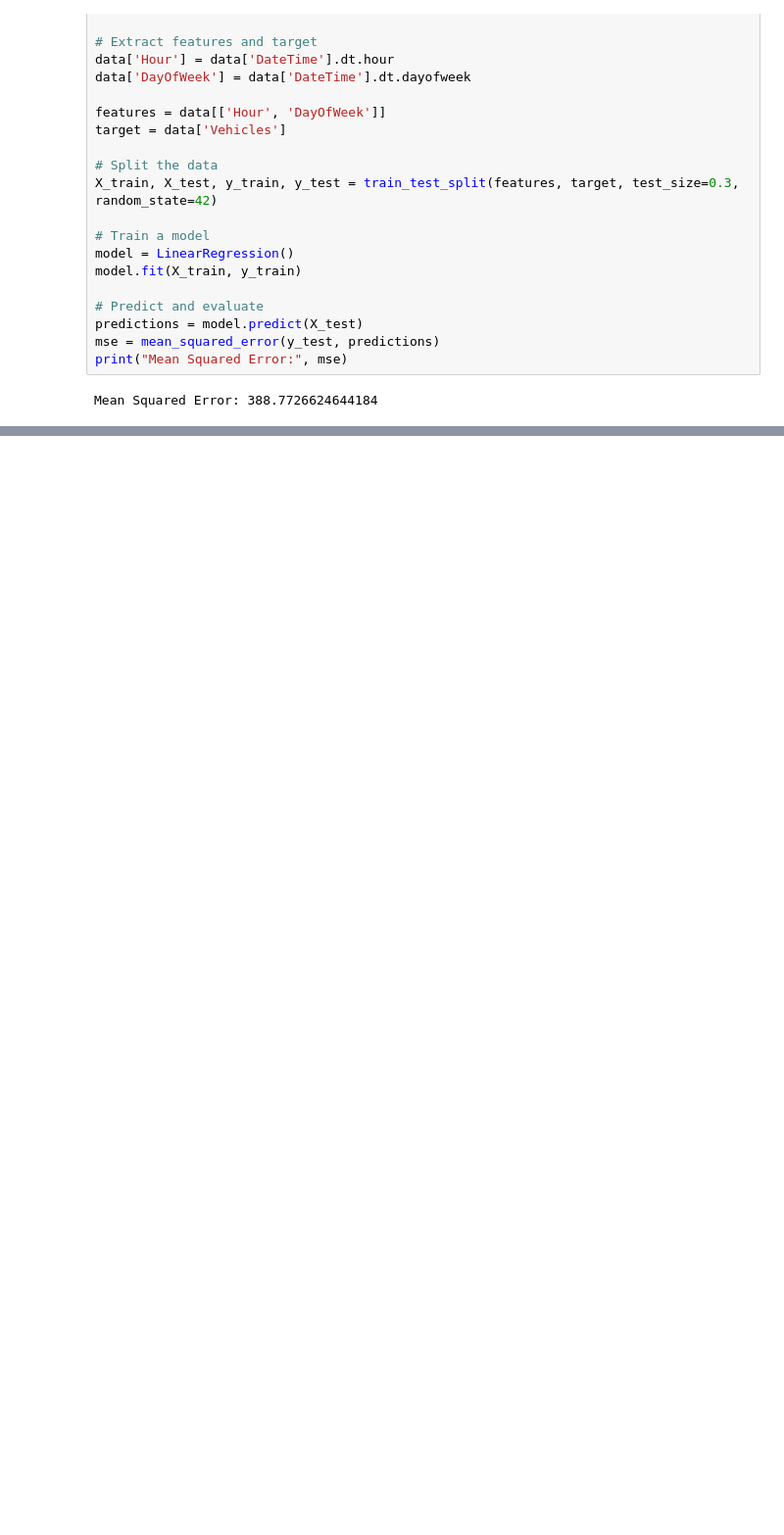
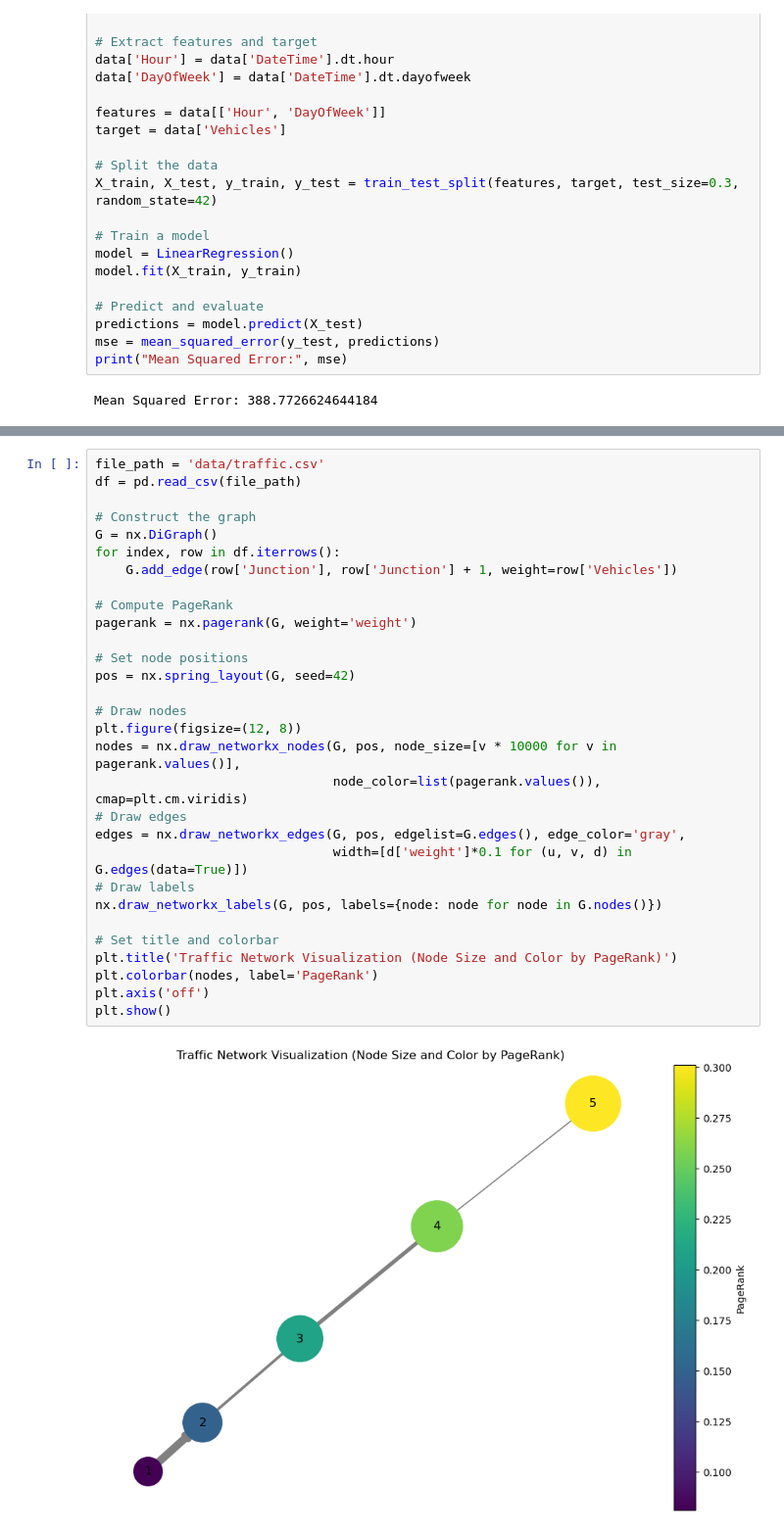
Before and after one commit to NolanPenoyer/DSAN6400, a Jupyter notebook: Project_Code.ipynb, the cells around one changed output, grey strips where cells are left out. Shown: that part at 98% size. Drawn from its saved outputs; the diff is of its cells as text; blank space fills up the shorter version.

```diff
--- a/Project_Code.ipynb
+++ b/Project_Code.ipynb
@@ -171 +171,33 @@ plt.show()
 [figure]
+# %%
+file_path = 'data/traffic.csv'
+df = pd.read_csv(file_path)
+
+# Construct the graph
+G = nx.DiGraph()
+for index, row in df.iterrows():
+    G.add_edge(row['Junction'], row['Junction'] + 1, weight=row['Vehicles'])
+
+# Compute PageRank
+pagerank = nx.pagerank(G, weight='weight')
+
+# Set node positions
+pos = nx.spring_layout(G, seed=42)
+
+# Draw nodes
+plt.figure(figsize=(12, 8))
+nodes = nx.draw_networkx_nodes(G, pos, node_size=[v * 10000 for v in pagerank.values()],
+                               node_color=list(pagerank.values()), cmap=plt.cm.viridis)
+# Draw edges
+edges = nx.draw_networkx_edges(G, pos, edgelist=G.edges(), edge_color='gray',
+                               width=[d['weight']*0.1 for (u, v, d) in G.edges(data=True)])
+# Draw labels
+nx.draw_networkx_labels(G, pos, labels={node: node for node in G.nodes()})
+
+# Set title and colorbar
+plt.title('Traffic Network Visualization (Node Size and Color by PageRank)')
+plt.colorbar(nodes, label='PageRank')
+plt.axis('off')
+plt.show()
+# %% [output]
+[figure, added]
```
Also changed, not shown: parts of 3 cells of this notebook, 1 other file.
